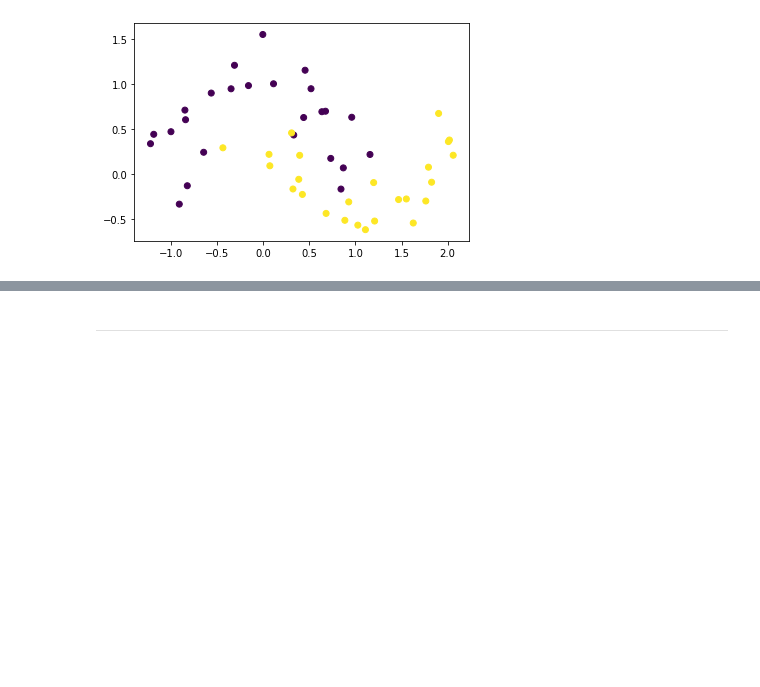
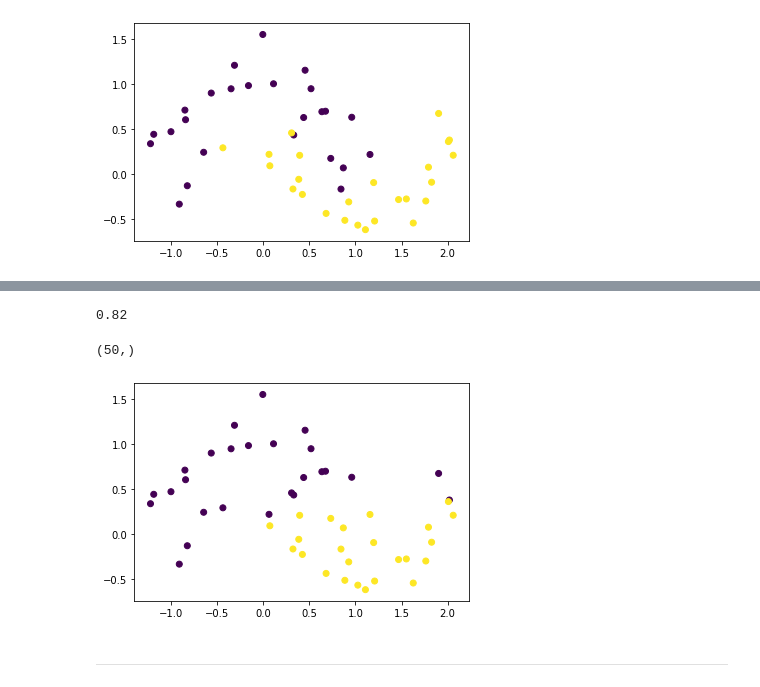
Before and after one commit to paizsgyorgy/Artificial_neural_network, a Jupyter notebook: 02 ANN_backprop_training.ipynb, the cells around one changed output, grey strips where cells are left out. Cells and saved outputs as stored; diff of their text form; code cells hidden in the pictures; blank space fills up the shorter version.

```diff
--- a/02 ANN_backprop_training.ipynb
+++ b/02 ANN_backprop_training.ipynb
@@ -154,3 +155,19 @@ plt.plot((losses))
+# %%
+hidden_l, y_prob = feed_forward_sigmoid(X, trained_w0, trained_w1)
+# %%
+y_pred = predict(y_prob)
+# %%
+accuracy_score(y_pred, y)
+# %% [output]
+0.82
+# %%
+y_pred.flatten().shape
+# %% [output]
+(50,)
+# %%
+_ = plt.scatter(X[:,0], X[:,1], c=y_pred.flatten())
+# %% [output]
+[figure, added]
 # %% [markdown]
 ---
 # %% [markdown]
```
Also changed, not shown: parts of 5 cells of this notebook, 1 other file.
